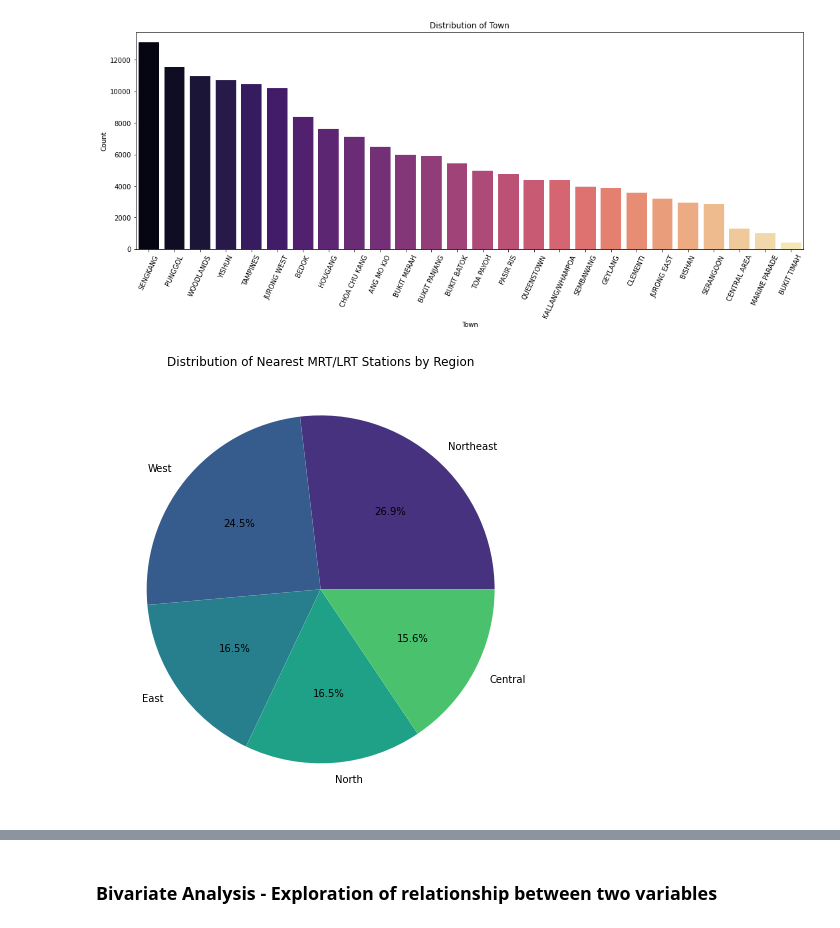
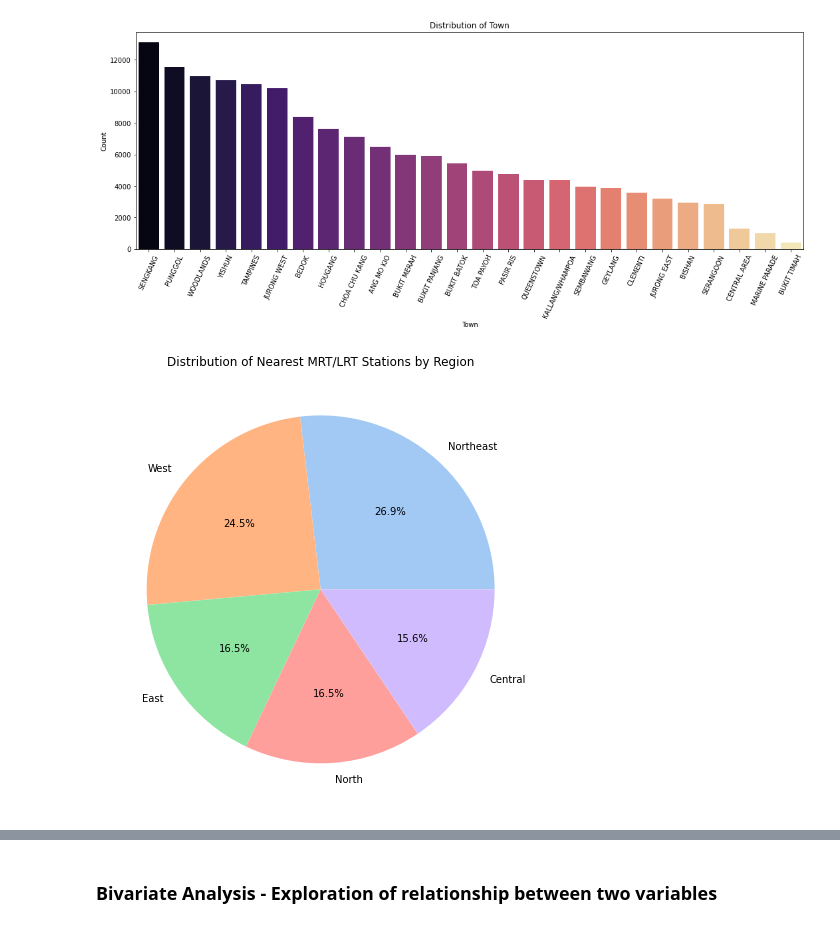
Before and after one commit to DheepthaRajesh/dheeptha_rajesh, a Jupyter notebook: Final-Predict-Public-Housing-Prices.ipynb, the cells around one changed output, grey strips where cells are left out. Saved outputs shown, nothing was run; the diff lists cells and outputs as text; code cells hidden in the pictures.

```diff
--- a/Final-Predict-Public-Housing-Prices.ipynb
+++ b/Final-Predict-Public-Housing-Prices.ipynb
@@ -464,33 +464,33 @@ stations_by_region = {
         'DAKOTA MRT STATION',
         'EUNOS MRT STATION',
         'PASIR RIS MRT STATION'
     ]
 }
 
 
 # Reverse mapping of MRT stations to regions
 stations_to_region = {mrt: region for region, mrt_list in stations_by_region.items() for mrt in mrt_list}
 
 df_final['Region'] = df_final['NearestMRT'].map(stations_to_region)
 region_counts = df_final['Region'].value_counts()
 
 # Group regions with less than 1.5% of the total MRT stations together
 threshold = 0.015 * region_counts.sum()
 small_regions = region_counts[region_counts < threshold].index
 df_final['Region'] = df_final['Region'].apply(lambda x: 'Occurance of MRT stations less than 1.5%' if x in small_regions else x)
 
 region_counts = df_final['Region'].value_counts()
 
 # Plot a pie chart for MRT stations grouped by region
 plt.figure(figsize=(10, 8), facecolor='white')
-plt.pie(region_counts, labels=region_counts.index, autopct='%1.1f%%', colors=sns.color_palette('viridis'))
+plt.pie(region_counts, labels=region_counts.index, autopct='%1.1f%%', colors=sns.color_palette('pastel'))
 plt.title('Distribution of Nearest MRT/LRT Stations by Region')
 
 plt.show()
 
 # Interpretation - The pie chart below shows the distribution of nearest MRT stations grouped by their regions.
 # The west of Singapore has the most number of MRT stations near HDB properties, followed closely by Northeast
 # of Singapore. The central region has the least number of MRT stations near HDB properties.
 # %% [output]
-[figure, old version]
+[figure, new version]
 # %%
```
Also changed, not shown: parts of 2 cells of this notebook.
